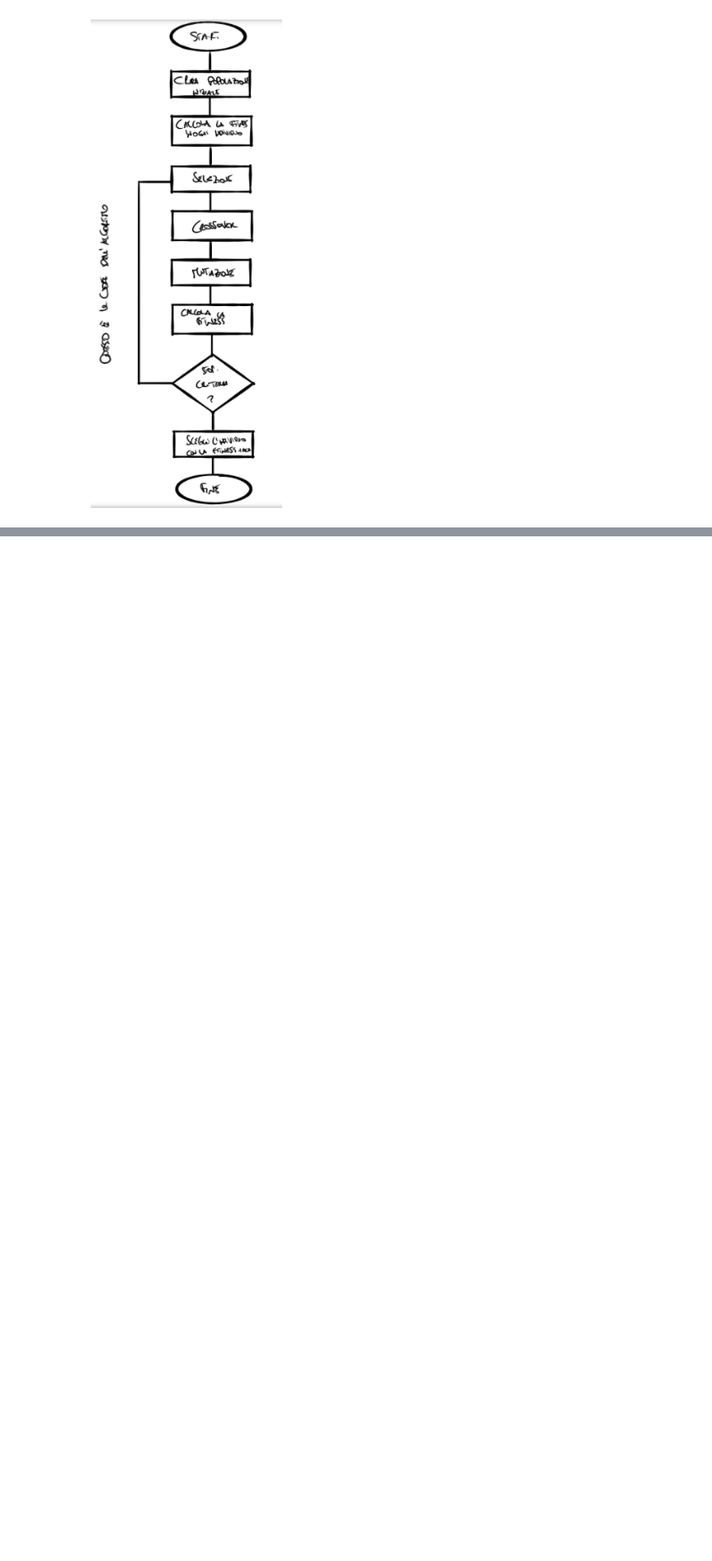
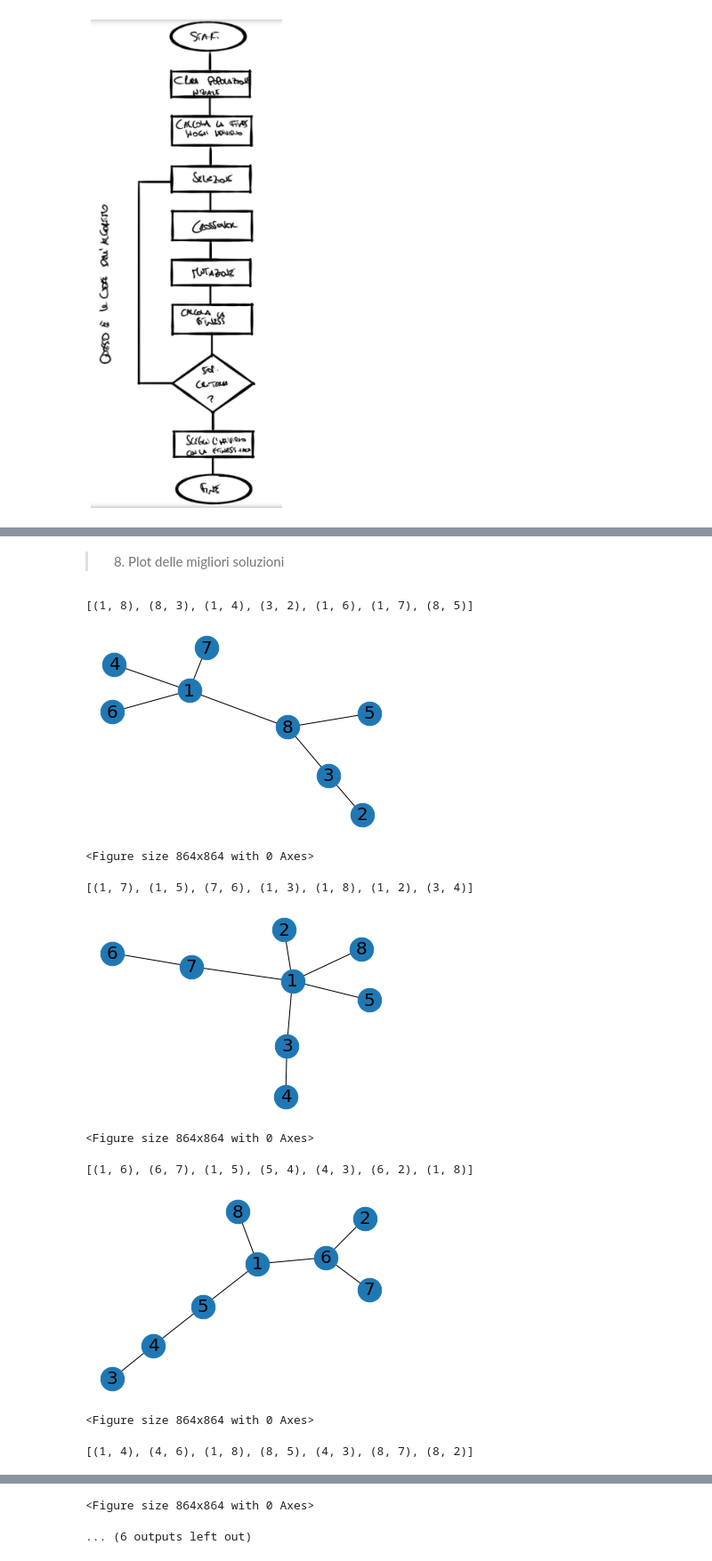
Before and after one commit to andi-ra/CMST, a Jupyter notebook: notebooks/main_pipeline.ipynb, the cells around one changed output, grey strips where cells are left out. Shown at 89% size. Saved outputs shown, nothing was run; the diff lists cells and outputs as text; code cells hidden in the pictures; blank space fills up the shorter version.

```diff
--- a/notebooks/main_pipeline.ipynb
+++ b/notebooks/main_pipeline.ipynb
@@ -104,0 +190,2 @@ Per rendere la ricerca efficiente la popolazione iniziale consiste di reti a mes
+# %%
+hall_of_fame = Hof(HOF_SIZE)
@@ -104,0 +194,2 @@ Per rendere la ricerca efficiente la popolazione iniziale consiste di reti a mes
+# %%
+genome = generate_population(POP_SIZE + (POP_SIZE % 2), int(NUM_NODES * (NUM_NODES + 1) / 2))
@@ -104,0 +232,3 @@ Per rendere la ricerca efficiente la popolazione iniziale consiste di reti a mes
+# %%
+hall_of_fame.update(genome)
+print(hall_of_fame)
@@ -104,0 +250,10 @@ Per rendere la ricerca efficiente la popolazione iniziale consiste di reti a mes
+# %%
+start = process_time()
+
+for cur_gen in range(NUMB_GENER):
+    new_chromosome = breeding_mutation(genome, CROSS_MUTATE_PROB)
+    genome = self_mutation(new_chromosome, SELF_MUTATE_PROB)
+    fitness_evaluation(genome)
+    hall_of_fame.update(genome)
+
+stop = process_time()
@@ -104,0 +281,20 @@ Per rendere la ricerca efficiente la popolazione iniziale consiste di reti a mes
+# %% [markdown]
+> 8. Plot delle migliori soluzioni
+# %%
+for candidate in hall_of_fame.paths:
+    candidate = [item for item in candidate if item != (0, 0)]
+    print(candidate)
+    G = nx.Graph()
+    G.add_edges_from(candidate)
+    draw_graph(G, TREE_LIKE_LAYOUT)
+# %% [output]
+[(1, 8), (8, 3), (1, 4), (3, 2), (1, 6), (1, 7), (8, 5)]
+[figure, added]
+<Figure size 864x864 with 0 Axes>
+[(1, 7), (1, 5), (7, 6), (1, 3), (1, 8), (1, 2), (3, 4)]
+[figure, added]
+<Figure size 864x864 with 0 Axes>
+[(1, 6), (6, 7), (1, 5), (5, 4), (4, 3), (6, 2), (1, 8)]
+[figure, added]
+<Figure size 864x864 with 0 Axes>
+[(1, 4), (4, 6), (1, 8), (8, 5), (4, 3), (8, 7), (8, 2)]
@@ -104,0 +302,2 @@ Per rendere la ricerca efficiente la popolazione iniziale consiste di reti a mes
+<Figure size 864x864 with 0 Axes>
+... (6 outputs left out)
```
Also changed, not shown: parts of 17 cells of this notebook, 2 other files.
